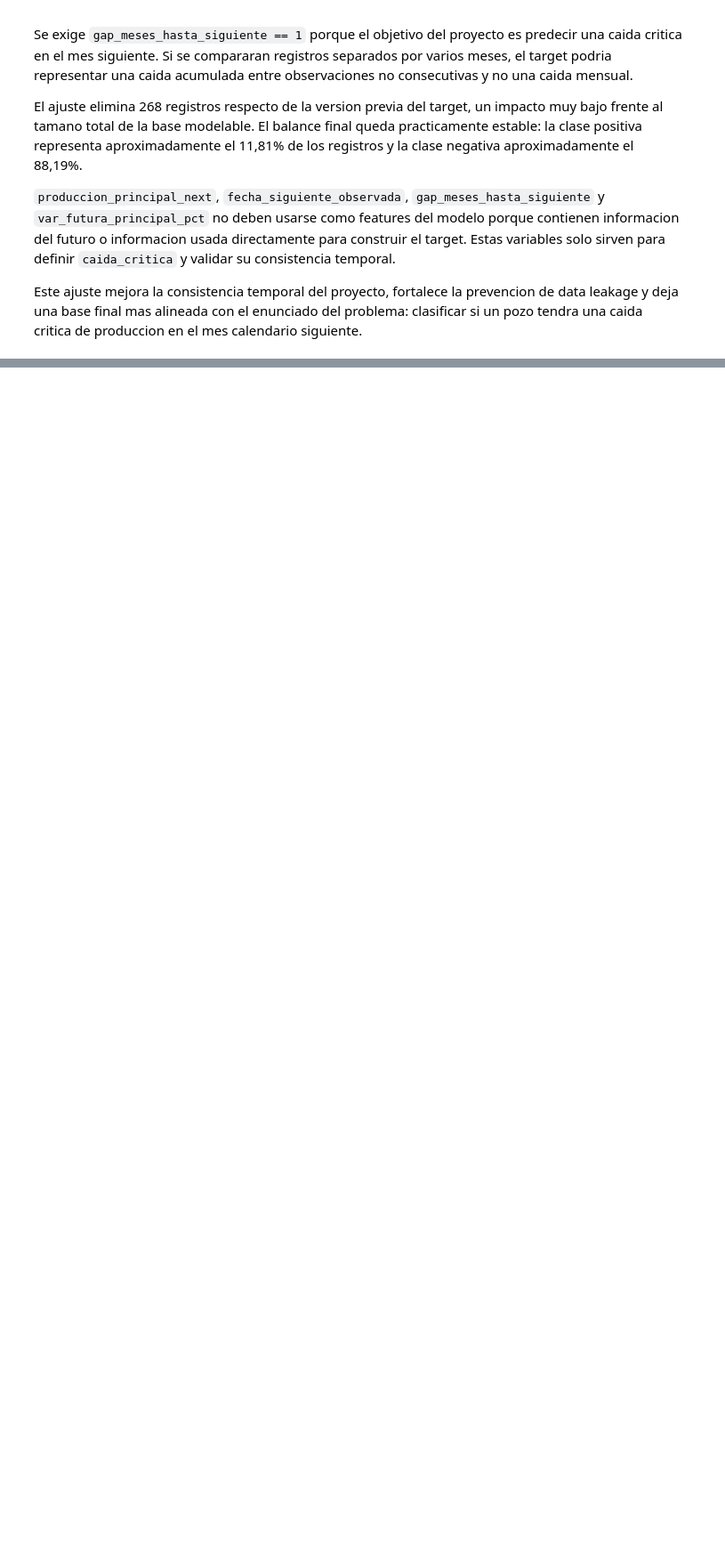
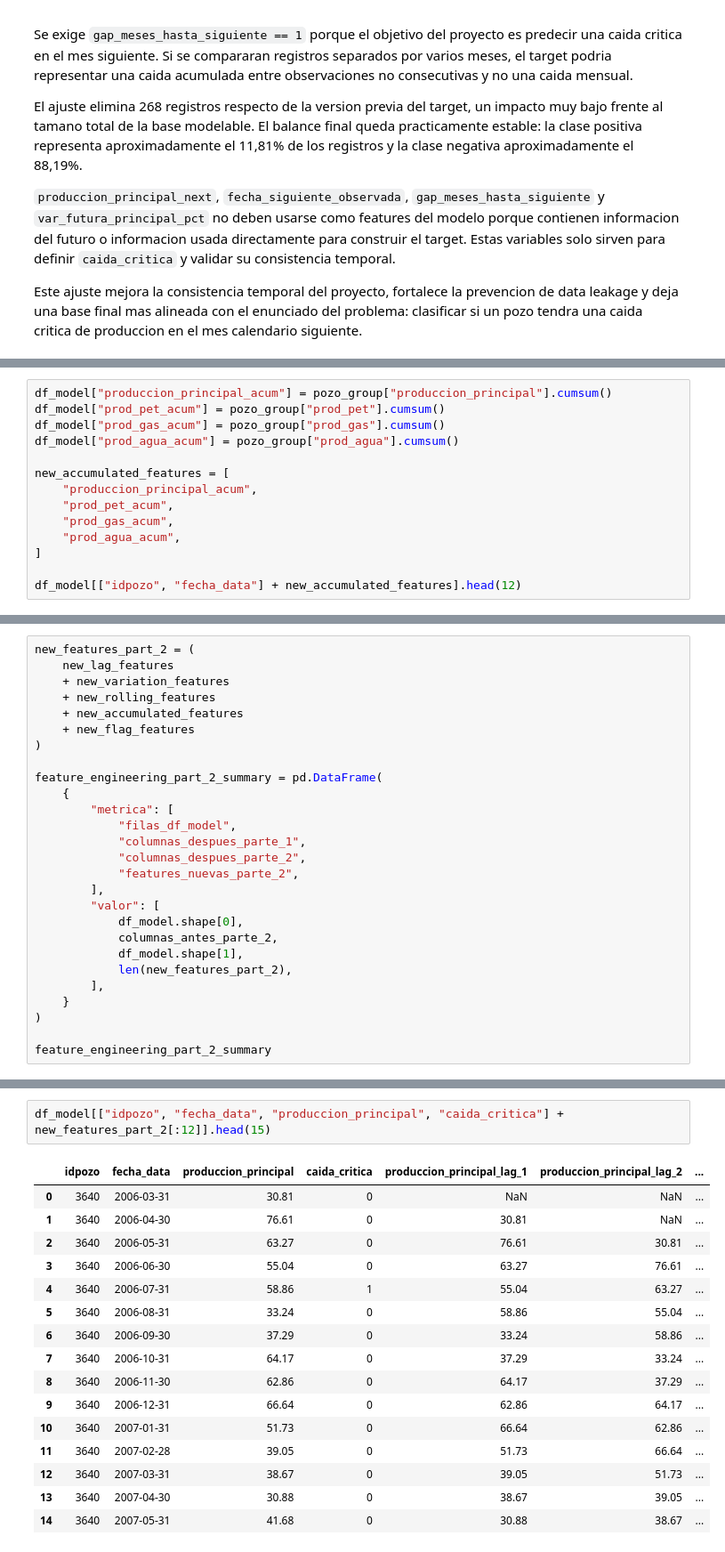
Before and after one commit to MatiasLHerrera/proyecto-caida-produccion-pozos, a Jupyter notebook: notebooks/03_feature_engineering.ipynb, the cells around one changed output, grey strips where cells are left out. Shown at 89% size. Saved outputs shown, nothing was run; the diff lists cells and outputs as text; blank space fills up the shorter version.

Commit message:
Add historical feature engineering

```diff
--- a/notebooks/03_feature_engineering.ipynb
+++ b/notebooks/03_feature_engineering.ipynb
@@ -847,0 +1176,14 @@ Este ajuste mejora la consistencia temporal del proyecto, fortalece la prevencio
+# %%
+df_model["produccion_principal_acum"] = pozo_group["produccion_principal"].cumsum()
+df_model["prod_pet_acum"] = pozo_group["prod_pet"].cumsum()
+df_model["prod_gas_acum"] = pozo_group["prod_gas"].cumsum()
+df_model["prod_agua_acum"] = pozo_group["prod_agua"].cumsum()
+
+new_accumulated_features = [
+    "produccion_principal_acum",
+    "prod_pet_acum",
+    "prod_gas_acum",
+    "prod_agua_acum",
+]
+
+df_model[["idpozo", "fecha_data"] + new_accumulated_features].head(12)
@@ -847,0 +1241,27 @@ Este ajuste mejora la consistencia temporal del proyecto, fortalece la prevencio
+# %%
+new_features_part_2 = (
+    new_lag_features
+    + new_variation_features
+    + new_rolling_features
+    + new_accumulated_features
+    + new_flag_features
+)
+
+feature_engineering_part_2_summary = pd.DataFrame(
+    {
+        "metrica": [
+            "filas_df_model",
+            "columnas_despues_parte_1",
+            "columnas_despues_parte_2",
+            "features_nuevas_parte_2",
+        ],
+        "valor": [
+            df_model.shape[0],
+            columnas_antes_parte_2,
+            df_model.shape[1],
+            len(new_features_part_2),
+        ],
+    }
+)
+
+feature_engineering_part_2_summary
@@ -847,0 +1303,19 @@ Este ajuste mejora la consistencia temporal del proyecto, fortalece la prevencio
+# %%
+df_model[["idpozo", "fecha_data", "produccion_principal", "caida_critica"] + new_features_part_2[:12]].head(15)
+# %% [output]
+|  | idpozo | fecha_data | produccion_principal | caida_critica | produccion_principal_lag_1 | produccion_principal_lag_2 | ... |
+| 0 | 3640 | 2006-03-31 | 30.81 | 0 | NaN | NaN | ... |
+| 1 | 3640 | 2006-04-30 | 76.61 | 0 | 30.81 | NaN | ... |
+| 2 | 3640 | 2006-05-31 | 63.27 | 0 | 76.61 | 30.81 | ... |
+| 3 | 3640 | 2006-06-30 | 55.04 | 0 | 63.27 | 76.61 | ... |
+| 4 | 3640 | 2006-07-31 | 58.86 | 1 | 55.04 | 63.27 | ... |
+| 5 | 3640 | 2006-08-31 | 33.24 | 0 | 58.86 | 55.04 | ... |
+| 6 | 3640 | 2006-09-30 | 37.29 | 0 | 33.24 | 58.86 | ... |
+| 7 | 3640 | 2006-10-31 | 64.17 | 0 | 37.29 | 33.24 | ... |
+| 8 | 3640 | 2006-11-30 | 62.86 | 0 | 64.17 | 37.29 | ... |
+| 9 | 3640 | 2006-12-31 | 66.64 | 0 | 62.86 | 64.17 | ... |
+| 10 | 3640 | 2007-01-31 | 51.73 | 0 | 66.64 | 62.86 | ... |
+| 11 | 3640 | 2007-02-28 | 39.05 | 0 | 51.73 | 66.64 | ... |
+| 12 | 3640 | 2007-03-31 | 38.67 | 0 | 39.05 | 51.73 | ... |
+| 13 | 3640 | 2007-04-30 | 30.88 | 0 | 38.67 | 39.05 | ... |
+| 14 | 3640 | 2007-05-31 | 41.68 | 0 | 30.88 | 38.67 | ... |
```
Also changed, not shown: parts of 46 cells of this notebook.
